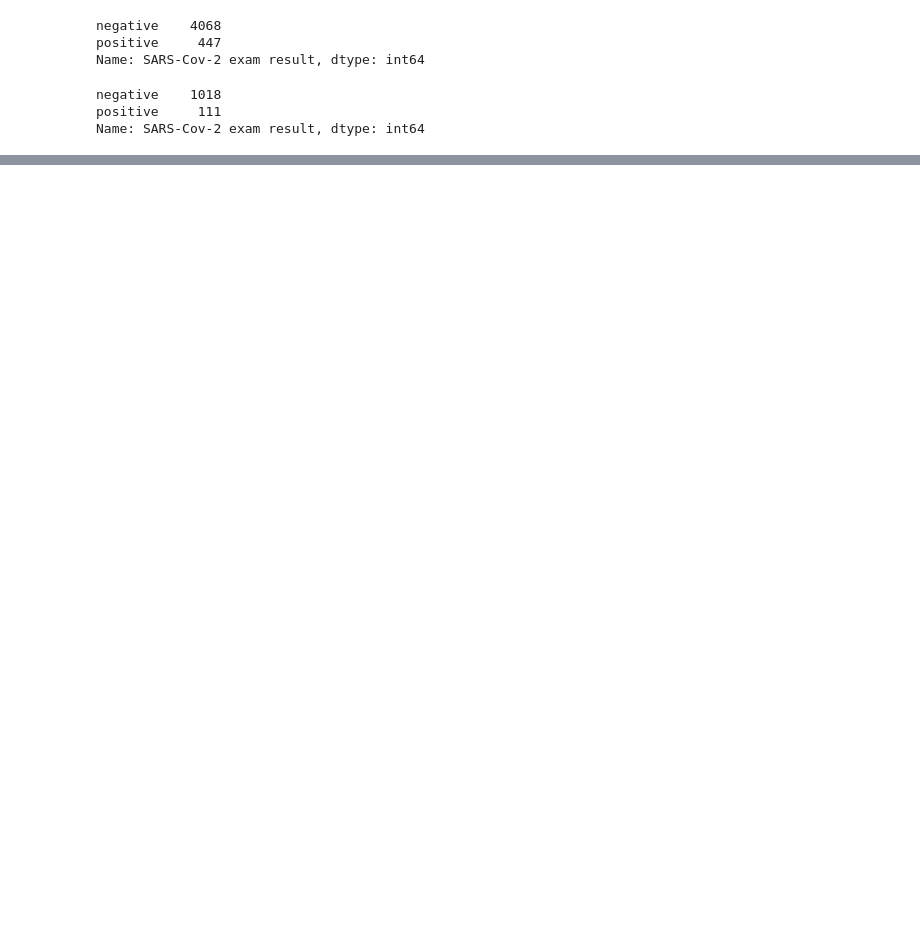
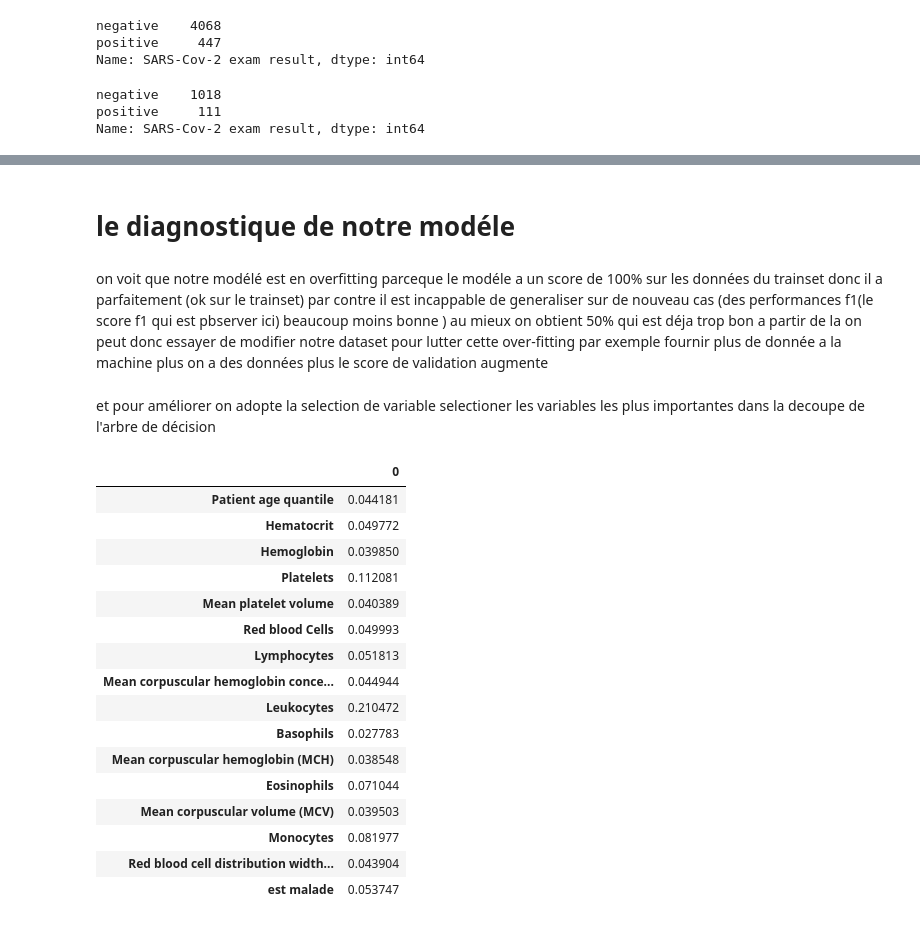
Before and after one commit to khaoulakhaled96/pfs-dataset, a Jupyter notebook: pre-traitement.ipynb, the cells around one changed output, grey strips where cells are left out. Cells and saved outputs as stored; diff of their text form; code cells hidden in the pictures; blank space fills up the shorter version.

```diff
--- a/pre-traitement.ipynb
+++ b/pre-traitement.ipynb
@@ -159,0 +290,32 @@ Series([], Name: SARS-Cov-2 exam result, dtype: int64)
+# %% [markdown]
+# le diagnostique de notre modéle
+# %% [markdown]
+on voit que notre modélé est en overfitting parceque le modéle a un score de 100% sur les données du trainset donc il a parfaitement (ok sur le trainset)
+par contre il est incappable de generaliser sur de nouveau cas (des performances f1(le score f1 qui est pbserver ici) beaucoup moins bonne )
+au mieux on obtient 50% qui est déja trop bon
+a partir de la on peut donc essayer de modifier notre dataset pour lutter cette over-fitting
+par exemple fournir plus de donnée a la machine
+plus on a des données plus le score de validation augmente
+# %% [markdown]
+et pour améliorer on adopte la selection de variable
+selectioner les variables les plus importantes dans la decoupe de l'arbre de décision
+# %%
+pd.DataFrame(model_1.feature_importances_, index=X_train.columns)
+# %% [output]
+|  | 0 |
+| Patient age quantile | 0.044181 |
+| Hematocrit | 0.049772 |
+| Hemoglobin | 0.039850 |
+| Platelets | 0.112081 |
+| Mean platelet volume | 0.040389 |
+| Red blood Cells | 0.049993 |
+| Lymphocytes | 0.051813 |
+| Mean corpuscular hemoglobin conce... | 0.044944 |
+| Leukocytes | 0.210472 |
+| Basophils | 0.027783 |
+| Mean corpuscular hemoglobin (MCH) | 0.038548 |
+| Eosinophils | 0.071044 |
+| Mean corpuscular volume (MCV) | 0.039503 |
+| Monocytes | 0.081977 |
+| Red blood cell distribution width... | 0.043904 |
+| est malade | 0.053747 |
```
Also changed, not shown: parts of 58 cells of this notebook.
